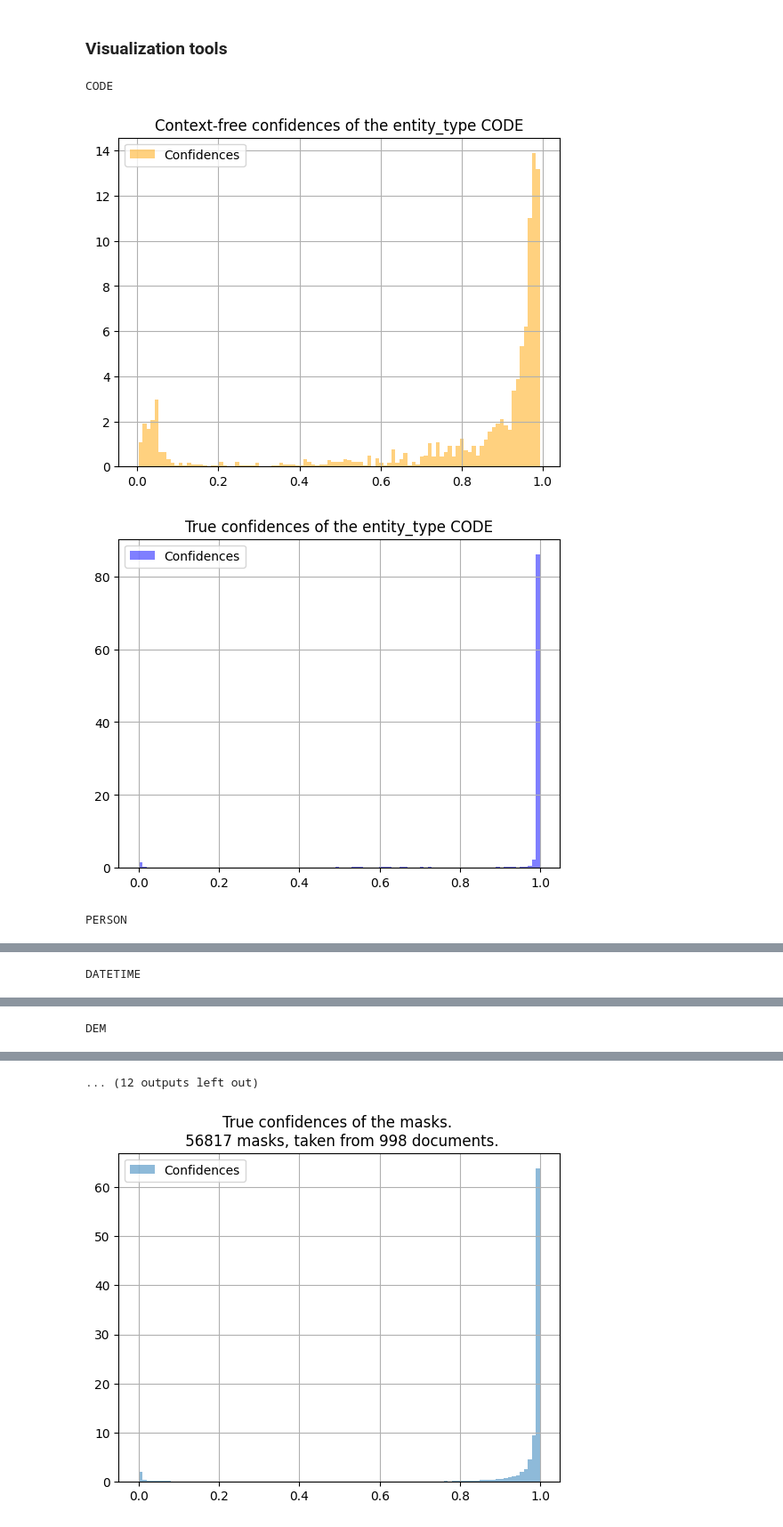
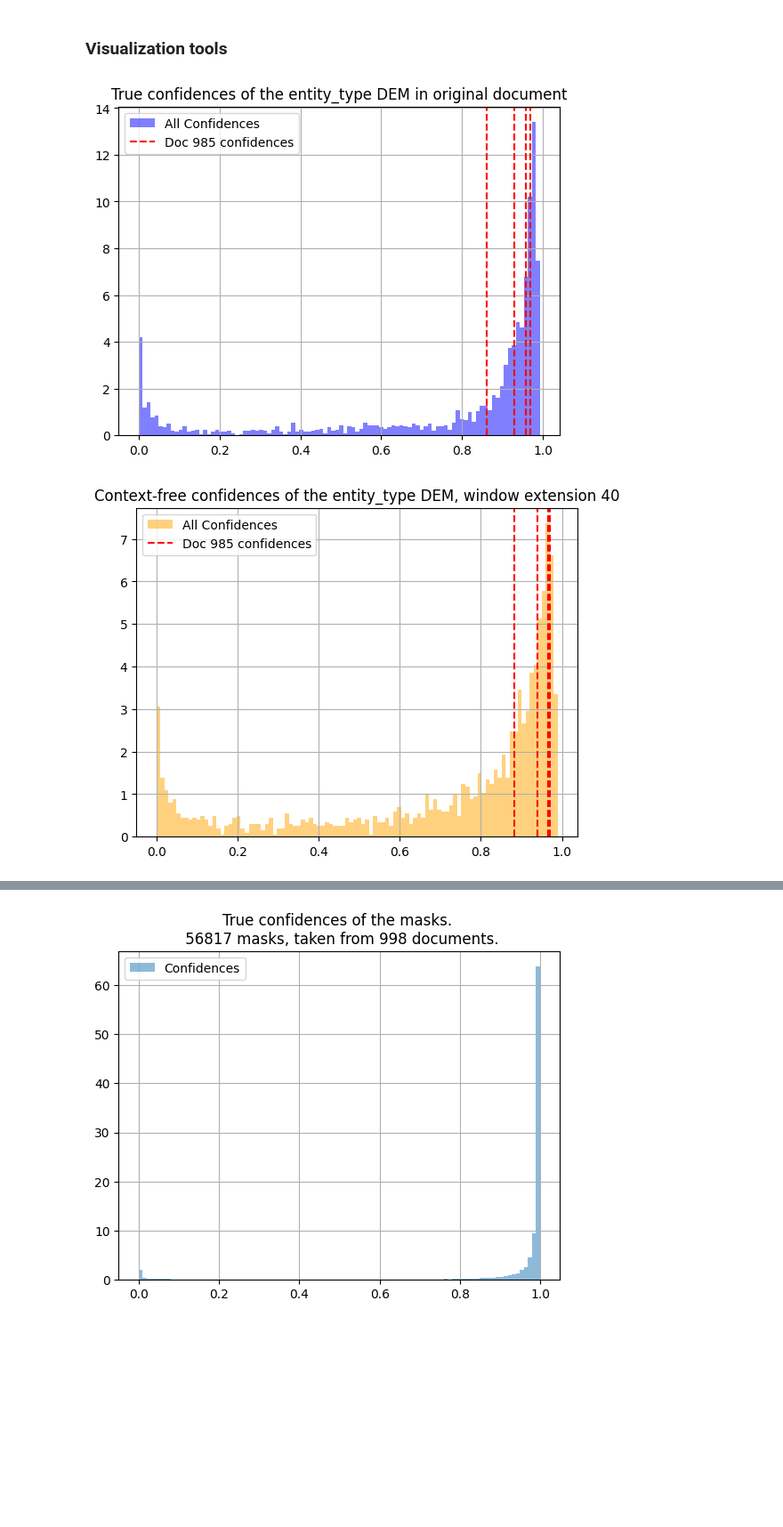
Before and after one commit to amandusossian/LeakPro, a Jupyter notebook: examples/extraction_attacks/visualization_tests_extraction.ipynb, the cells around one changed output, grey strips where cells are left out. Shown at 89% size. Saved outputs shown, nothing was run; the diff lists cells and outputs as text; code cells hidden in the pictures; blank space fills up the shorter version.

```diff
--- a/examples/extraction_attacks/visualization_tests_extraction.ipynb
+++ b/examples/extraction_attacks/visualization_tests_extraction.ipynb
@@ -41,48 +41,86 @@ entity_string_to_int  = {
     'QUANTITY': 6,
     'MISC': 7
 }
-
+entity_types_of_interest = ["QUANTITY", 'MISC', 'DEM', 'LOC']
 entity_int_to_string = {v: k for k, v in entity_string_to_int.items()}
 
-entity_wise_true_probs = np.load( './entity_wise_probs.npy', allow_pickle=True).item()
-true_probs = np.load( './true_probs_of_all_dict.npy', allow_pickle=True).item()
+attack_type_all = 'bandit'
+attack_type_single = 'random'
+experiment_output_folder = '/Users/reimera/Desktop/alvis/projects/LeakPro/examples/extraction_attacks/experiment_outputs'
+
+window_extension = 40
+doc_id = 985
+
+if window_extension == 0:
+    path_to_data = '/Users/reimera/Desktop/alvis/projects/LeakPro/examples/extraction_attacks' # For the original context free
+else:
+    path_to_data = experiment_output_folder + f'/250904/1611_{attack_type_all}_gather_stats_size_ext_{window_extension}'
+
+single_doc_overlay = True
+if single_doc_overlay:
+    path_to_single_doc_data = experiment_output_folder + f'/250912/0817_{attack_type_single}_gather_stats_size_ext_{window_extension}'
+    entity_wise_true_probs_single = np.load( path_to_single_doc_data + f'/entity_wise_probs_doc_{doc_id}.npy', allow_pickle=True).item()
+    true_probs_single = np.load( path_to_single_doc_data + f'/true_probs_of_all_dict_doc_{doc_id}.npy', allow_pickle=True).item()
+    entity_labels_single, entity_hist_single = zip(*entity_wise_true_probs_single.items())
+    true_labels_single, true_hist_single = zip(*true_probs_single.items())
+    entity_labels_single = [entity_int_to_string[el] for el in entity_labels_single]
+    true_labels_single = [entity_int_to_string[el] for el in true_labels_single]
+
+entity_wise_true_probs = np.load( path_to_data + '/entity_wise_probs.npy', allow_pickle=True).item()
+true_probs = np.load( path_to_data + '/true_probs_of_all_dict.npy', allow_pickle=True).item()
 
 entity_labels, entity_hist = zip(*entity_wise_true_probs.items())
 true_labels, true_hist = zip(*true_probs.items())
 
 entity_labels = [entity_int_to_string[el] for el in entity_labels]
 true_labels = [entity_int_to_string[el] for el in true_labels]
 
 n_seen_masks = 56817
 n_diff_docs = 998
 
 for i, l in enumerate(entity_labels):
 
+    if not l in entity_types_of_interest:
+        continue
 
     filtered_pairs = [( hist, label) for label, hist in zip(entity_labels, entity_hist) if label == l]
     curr_entity_hist, curr_entity_labels = zip(*filtered_pairs)
     curr_true_pairs = [( hist, label) for label, hist in zip(true_labels, true_hist) if label == l]
     curr_true_hist, curr_true_labels = zip(*curr_true_pairs)
 
-
-    print(l)
-    plt.figure()
-    plt.hist([e for entity_conf in curr_entity_hist for e in entity_conf], bins = 100, density = True, alpha = 0.5, label = 'Confidences', color = 'orange')
-    plt.grid()
-    plt.legend()
-    title_string1 = f'Context-free confidences of the entity_type {l}'
-    plt.title(title_string1)
-    plt.show()
+    if single_doc_overlay:
+        filtered_pairs_single = [( hist, label) for label, hist in zip(entity_labels_single, entity_hist_single) if label == l]
+        curr_entity_hist_single, curr_entity_labels_single = zip(*filtered_pairs_single)
+        curr_true_pairs_single = [( hist, label) for label, hist in zip(true_labels_single, true_hist_single) if label == l]
+        curr_true_hist_single, curr_true_labels_single = zip(*curr_true_pairs_single)
 
     plt.figure()
     plt.hist([e for entity_conf in curr_true_hist for e in entity_conf], bins = 100, density = True, alpha = 0.5, label = 'Confidences', color = 'blue')
+    if single_doc_overlay:
+        #plot lines at single docs confidences
+        for entity_conf in curr_true_hist_single:
+            for e in entity_conf:
+                plt.axvline(x = e, color = 'red', linestyle = '--')
     plt.grid()
-    plt.legend()
-    title_string2 = f'True confidences of the entity_type {l}'
+    plt.legend(['All Confidences'] + ([f'Doc {doc_id} confidences'] if single_doc_overlay else []))
+    title_string2 = f'True confidences of the entity_type {l} in original document'
     plt.title(title_string2)
     plt.show()
+
+
+    plt.figure()
+    plt.hist([e for entity_conf in curr_entity_hist for e in entity_conf], bins = 100, density = True, alpha = 0.5, label = 'Confidences', color = 'orange')
+    if single_doc_overlay:
+        #plot lines at single docs confidences
+        for entity_conf in curr_entity_hist_single:
+            for e in entity_conf:
+                plt.axvline(x = e, color = 'red', linestyle = '--')
+
+    plt.grid()
+    plt.legend(['All Confidences'] + ([f'Doc {doc_id} confidences'] if single_doc_overlay else []))
+    title_string1 = f'Context-free confidences of the entity_type {l}, window extension {window_extension}'
+    plt.title(title_string1)
+    plt.show()
 # %% [output]
-CODE
-[figure, old version]
+[figure, new version]
-[figure, old version]
+[figure, new version]
-PERSON
@@ -91 +128,0 @@ PERSON
-DATETIME
@@ -94 +130,0 @@ DATETIME
-DEM
@@ -97,4 +133,3 @@ DEM
-... (12 outputs left out)
 # %%
 entity_string_to_int  = {
     'O': -1,
```
Also changed, not shown: parts of 5 cells of this notebook, 9 other files.
